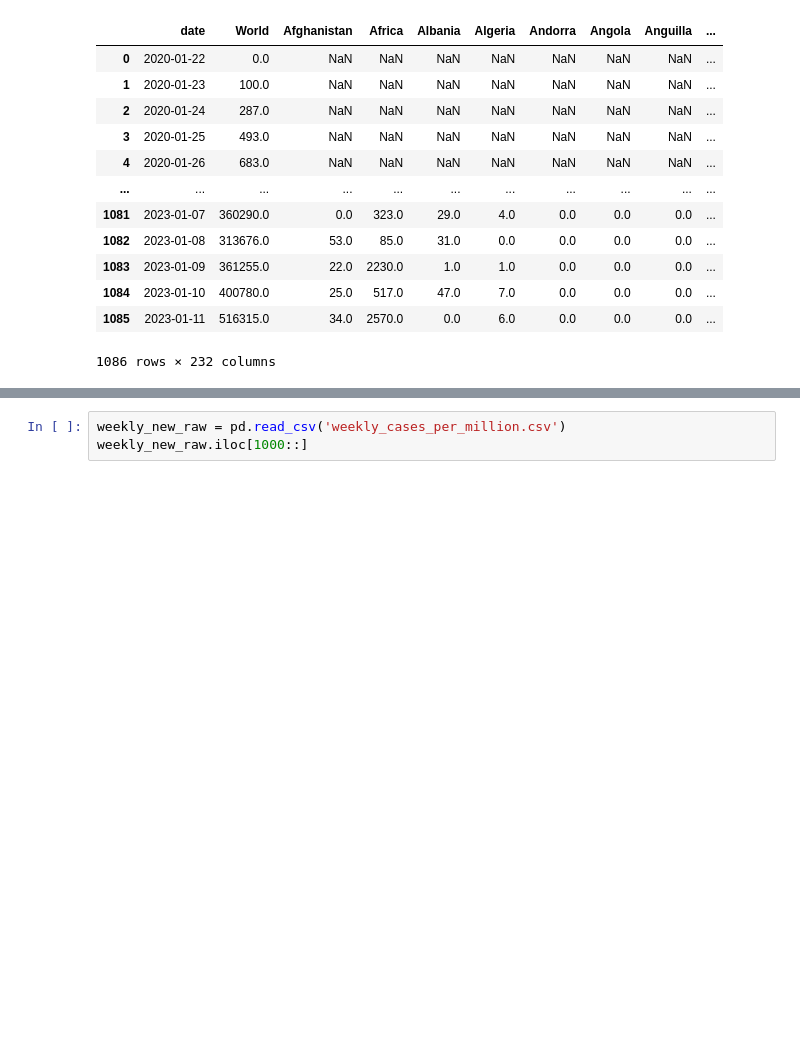
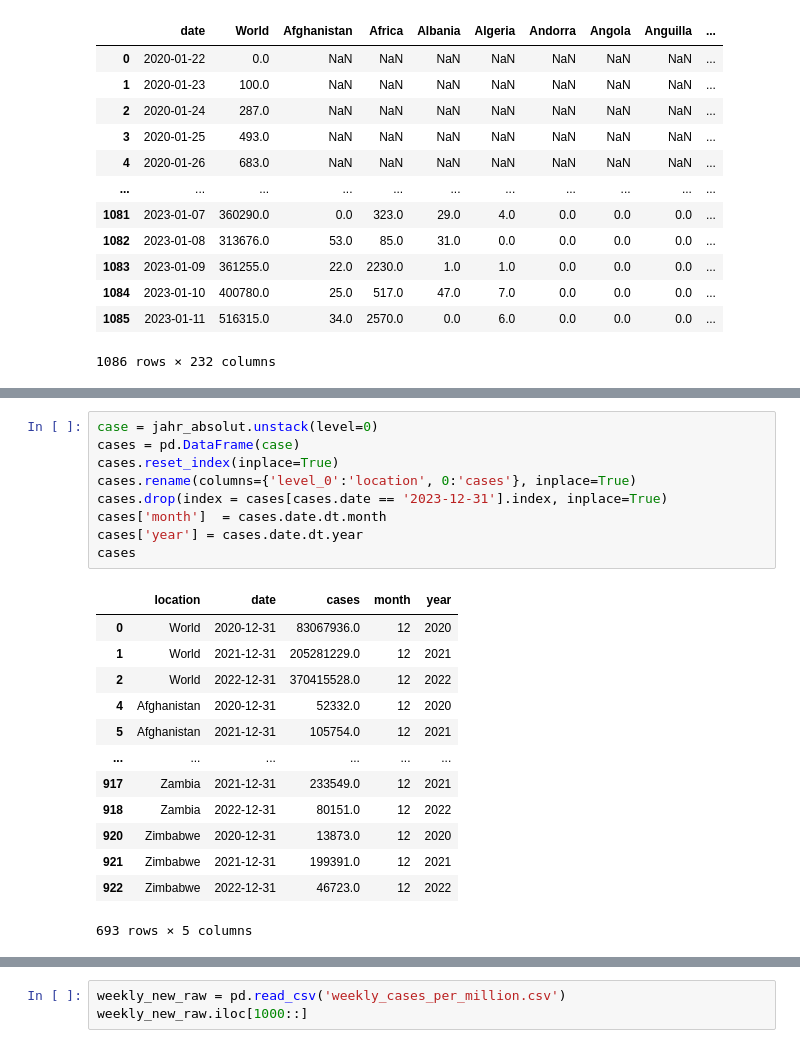
Before and after one commit to moshchev/smart_data, a Jupyter notebook: analyse.ipynb, the cells around one changed output, grey strips where cells are left out. Saved outputs shown, nothing was run; the diff lists cells and outputs as text; blank space fills up the shorter version.

```diff
--- a/analyse.ipynb
+++ b/analyse.ipynb
@@ -68,0 +86,23 @@ new_cases
+# %%
+case = jahr_absolut.unstack(level=0)
+cases = pd.DataFrame(case)
+cases.reset_index(inplace=True)
+cases.rename(columns={'level_0':'location', 0:'cases'}, inplace=True)
+cases.drop(index = cases[cases.date == '2023-12-31'].index, inplace=True)
+cases['month']  = cases.date.dt.month
+cases['year'] = cases.date.dt.year
+cases
+# %% [output]
+|  | location | date | cases | month | year |
+| 0 | World | 2020-12-31 | 83067936.0 | 12 | 2020 |
+| 1 | World | 2021-12-31 | 205281229.0 | 12 | 2021 |
+| 2 | World | 2022-12-31 | 370415528.0 | 12 | 2022 |
+| 4 | Afghanistan | 2020-12-31 | 52332.0 | 12 | 2020 |
+| 5 | Afghanistan | 2021-12-31 | 105754.0 | 12 | 2021 |
+| ... | ... | ... | ... | ... | ... |
+| 917 | Zambia | 2021-12-31 | 233549.0 | 12 | 2021 |
+| 918 | Zambia | 2022-12-31 | 80151.0 | 12 | 2022 |
+| 920 | Zimbabwe | 2020-12-31 | 13873.0 | 12 | 2020 |
+| 921 | Zimbabwe | 2021-12-31 | 199391.0 | 12 | 2021 |
+| 922 | Zimbabwe | 2022-12-31 | 46723.0 | 12 | 2022 |
+693 rows × 5 columns
```
Also changed, not shown: parts of 20 cells of this notebook.
